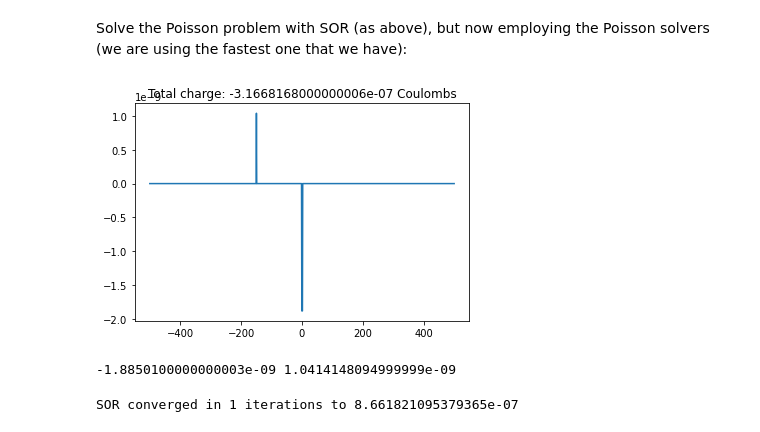
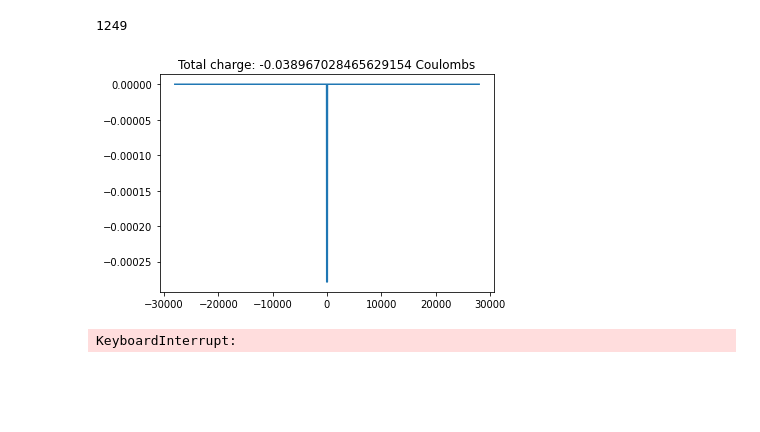
Before and after one commit to adam-hosier/Subtraction_Paper, a Jupyter notebook: 1D Poisson Solver.ipynb, the cells around one changed output. Cells and saved outputs as stored; diff of their text form; code cells hidden in the pictures; blank space fills up the shorter version.

```diff
--- a/1D Poisson Solver.ipynb
+++ b/1D Poisson Solver.ipynb
@@ -184,7 +136,7 @@ Use the fastest Poisson solver that we have at the moment: `Laplace_Gauss_Seidel
 # %%
 from tqdm import tqdm
 # %%
-Max_iter=3000000
+Max_iter=300
 tol = 1e-3
 Nmax = 1000
 Phi = np.zeros(Nmax, dtype=np.float64)
@@ -325,74 +251,99 @@ def Poisson_Gauss_Seidel_odd_even(Phi, rho, Delta=1.):
-# %% [markdown]
-Solve the Poisson problem with SOR (as above), but now employing the Poisson solvers (we are using the fastest one that we have):
 # %%
-Nmax = 1000
-Max_iter = 10000
+Nmax = 50000
+Max_iter = 10000000
 #omega = 1.99
 omega = 1.5
-tol = 1e-1
+tol = 1e-3
+echarge = 1.60217663*10**(-19)
+eps0 = 8.854*10**(-12)
+r_ebeam = 40 #micrometers - radius of electron beam
+r_dtube = 28e3 #micrometers - radius of middle drift tube
+#lambe = -1.88501*10**(-9) #line charge density of e-beam @ 8keV and 100mA
+qV = ((100)**(3)) * 4*10**(12)
+lambe = -echarge*qV * np.pi * (r_ebeam*10**(-6))**2 / (eps0*1e6)
+#lambe = -echarge*qV * (1e-3)**2/ (eps0)
 
-r_ebeam = 35 #micrometers - radius of electron beam
-r_dtube = 28e3 #micrometers - radius of middle drift tube
-lambe = -1.88501*10**(-9) #line charge density of e-beam @ 8keV and 100mA
-echarge = 1.60217663*10**(-19)
 
-Nion = 100000000
+Nion = 1e6
 Zion = 65
 
 Phi = np.zeros(Nmax, dtype=np.float64)
 Phi_old = np.zeros_like(Phi)
 rho = np.zeros_like(Phi)
 residual = np.zeros_like(Phi)
+
+Phi2 = np.zeros(Nmax, dtype=np.float64)
+Phi_old2 = np.zeros_like(Phi)
+rho2 = np.zeros_like(Phi)
+residual2 = np.zeros_like(Phi)
 # initialize boundaries
-# everything starts out zero so nothing special for the grounded wires
-Vd = 15e-7
+Vd = 200
 
 Phi[0] = Vd
-# Phi[Nmax-1] = Vd     # potential of drift tube at boundaries
+Phi[Nmax-1] = Vd    # potential of drift tube at boundaries
+
+Phi2[0] = Vd
+Phi2[Nmax-1] = Vd
+
+#rho[int(Nmax/4)] = -5
+#rho[int(Nmax/3)] = -lambe
 
 for i in range(Nmax):               #potential due to e-beam
     val1 = i/Nmax
     b1 = 0.5 - (r_ebeam/r_dtube)
     b2 = 0.5 + (r_ebeam/r_dtube)
     if val1 < b2 and val1 > b1:
-        rho[i] = lambe
+        rho[i] = lambe#*(r_dtube/Nmax)
     else:
         rho[i] = 0
 
+print(np.size(np.nonzero(rho)))
 Tc = 2*r_dtube * (1/Nmax) * np.sum(rho)
 
 # print(-Tc*0.70/(65*echarge))
 
-rho[350] = Nion*Zion*echarge
-xp = np.linspace(-Nmax/2, Nmax/2, num=Nmax)
+mid = int(Nmax/2)
+#rho[mid] = Nion*Zion*echarge
+xp = np.linspace(-r_dtube, r_dtube, num=Nmax)
 plt.figure()
 plt.title('Total charge: '+str(Tc)+' Coulombs')
 plt.plot(xp, rho)
 plt.show()
 
-
-
-
-print(np.min(rho), np.max(rho))
-
-Delta = 1.0
+Delta = 0.25
 
 for n_iter in tqdm(range(Max_iter)):
     Phi_old[:] = Phi
-    Phi = Poisson_Gauss_Seidel(Phi, rho, Delta=Delta)
+    #Phi = Poisson_Gauss_Seidel(Phi, rho, Delta=Delta)
+    Phi = Poisson_Gauss_Seidel_odd_even_1D(Phi, rho, Delta=Delta)
     residual[:] = Phi - Phi_old
     DeltaPhi = np.linalg.norm(residual)
     if DeltaPhi < tol:
         print("SOR converged in {0} iterations to {1}".format(n_iter+1, DeltaPhi))
         break
     # SOR
     Phi[:] = Phi_old + omega*residual # = omega*Phi + (1-omega)*Phi_old
 else:
     print("SOR did NOT converge in {0} iterations, DeltaPhi={1}".format(n_iter+1, DeltaPhi))
+
+
+for n_iter in tqdm(range(Max_iter)):
+    Phi_old2[:] = Phi2
+    #Phi = Poisson_Gauss_Seidel(Phi, rho, Delta=Delta)
+    Phi2 = Poisson_Gauss_Seidel_odd_even_1D(Phi2, 0.3*rho, Delta=Delta)
+    residual2[:] = Phi2 - Phi_old2
+    DeltaPhi = np.linalg.norm(residual2)
+    if DeltaPhi < tol:
+        print("SOR2 converged in {0} iterations to {1}".format(n_iter+1, DeltaPhi))
+        break
+    # SOR
+    Phi2[:] = Phi_old2 + omega*residual2 # = omega*Phi + (1-omega)*Phi_old
+else:
+    print("SOR2 did NOT converge in {0} iterations, DeltaPhi={1}".format(n_iter+1, DeltaPhi))
 # %% [output]
+1249
-[figure, old version]
+[figure, new version]
--1.8850100000000003e-09 1.0414148094999999e-09
-SOR converged in 1 iterations to 8.661821095379365e-07
+KeyboardInterrupt:
 # %%
 #plot_surf(Phi, elevation=40, azimuth=20);
 xp = np.linspace(-r_dtube, r_dtube, num=Nmax)
```
Also changed, not shown: parts of 46 cells of this notebook, 1 other file.
